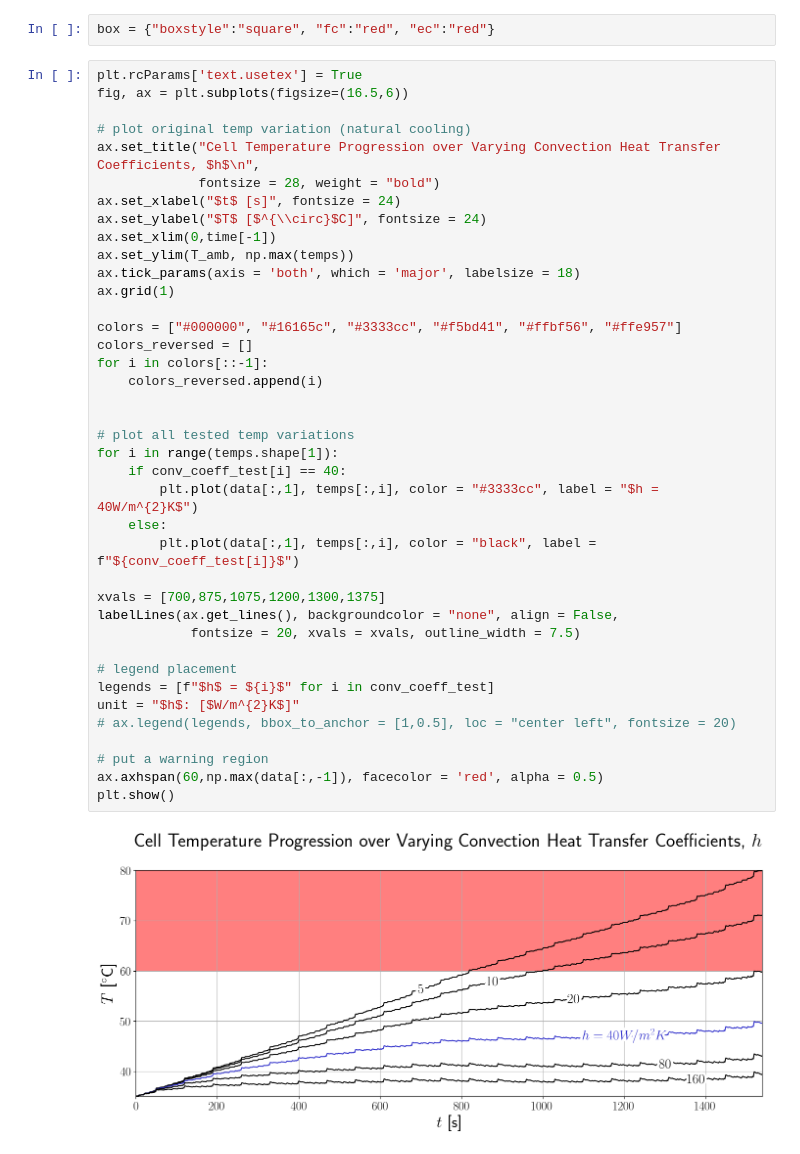
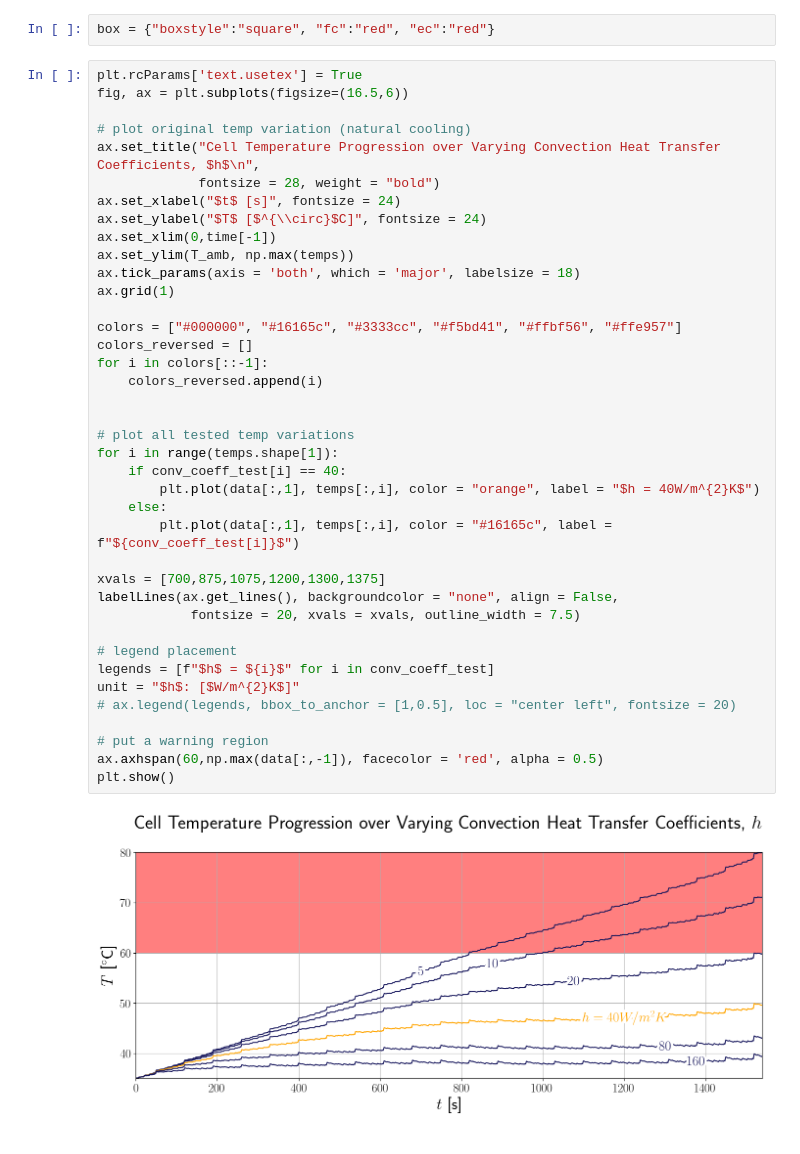
Before and after one commit to lemslemslems/cell_thermal_calculations, a Jupyter notebook: MAIN_cell_thermal_calculations.ipynb, the cells around one changed output. Saved outputs shown, nothing was run; the diff lists cells and outputs as text.

```diff
--- a/MAIN_cell_thermal_calculations.ipynb
+++ b/MAIN_cell_thermal_calculations.ipynb
@@ -333,33 +333,33 @@ ax.set_xlabel("$t$ [s]", fontsize = 24)
 ax.set_ylabel("$T$ [$^{\\circ}$C]", fontsize = 24)
 ax.set_xlim(0,time[-1])
 ax.set_ylim(T_amb, np.max(temps))
 ax.tick_params(axis = 'both', which = 'major', labelsize = 18)
 ax.grid(1)
 
 colors = ["#000000", "#16165c", "#3333cc", "#f5bd41", "#ffbf56", "#ffe957"]
 colors_reversed = []
 for i in colors[::-1]:
     colors_reversed.append(i)
 
 
 # plot all tested temp variations
 for i in range(temps.shape[1]):
     if conv_coeff_test[i] == 40:
-        plt.plot(data[:,1], temps[:,i], color = "#3333cc", label = "$h = 40W/m^{2}K$")
+        plt.plot(data[:,1], temps[:,i], color = "orange", label = "$h = 40W/m^{2}K$")
     else:
-        plt.plot(data[:,1], temps[:,i], color = "black", label = f"${conv_coeff_test[i]}$")
+        plt.plot(data[:,1], temps[:,i], color = "#16165c", label = f"${conv_coeff_test[i]}$")
 
 xvals = [700,875,1075,1200,1300,1375]
 labelLines(ax.get_lines(), backgroundcolor = "none", align = False,
             fontsize = 20, xvals = xvals, outline_width = 7.5)
 
 # legend placement
 legends = [f"$h$ = ${i}$" for i in conv_coeff_test]
 unit = "$h$: [$W/m^{2}K$]"
 # ax.legend(legends, bbox_to_anchor = [1,0.5], loc = "center left", fontsize = 20)
 
 # put a warning region
 ax.axhspan(60,np.max(data[:,-1]), facecolor = 'red', alpha = 0.5)
 plt.show()
 # %% [output]
-[figure, old version]
+[figure, new version]
```
